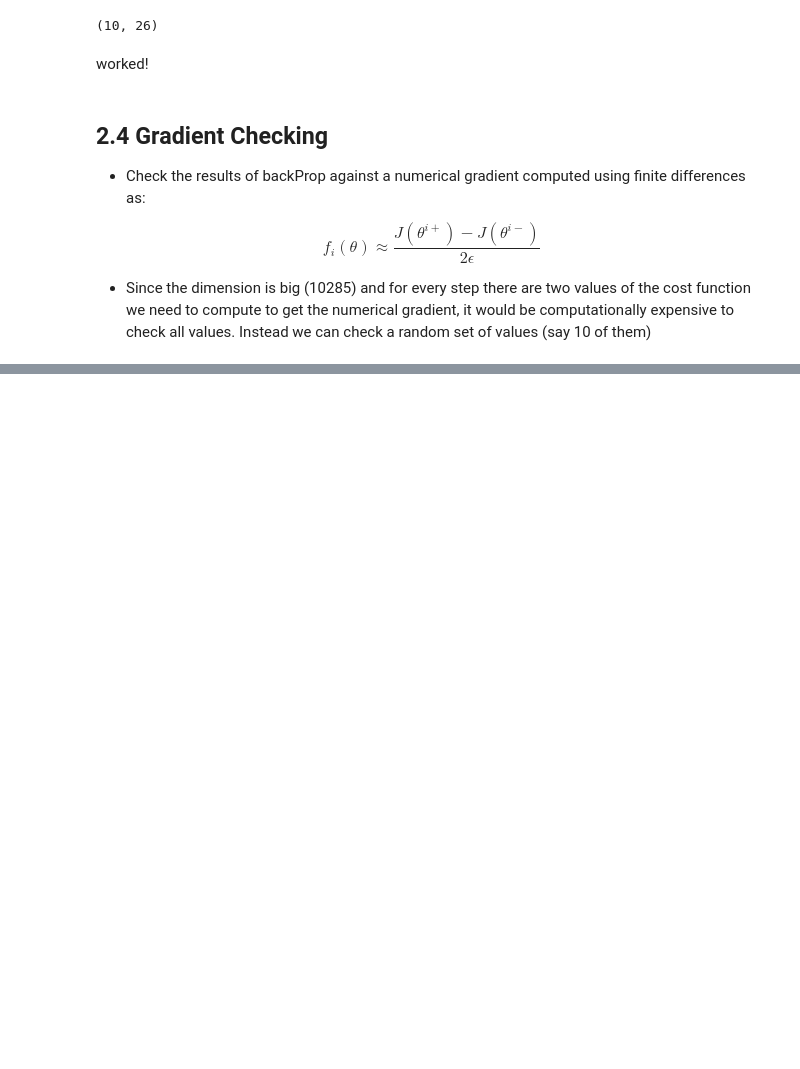
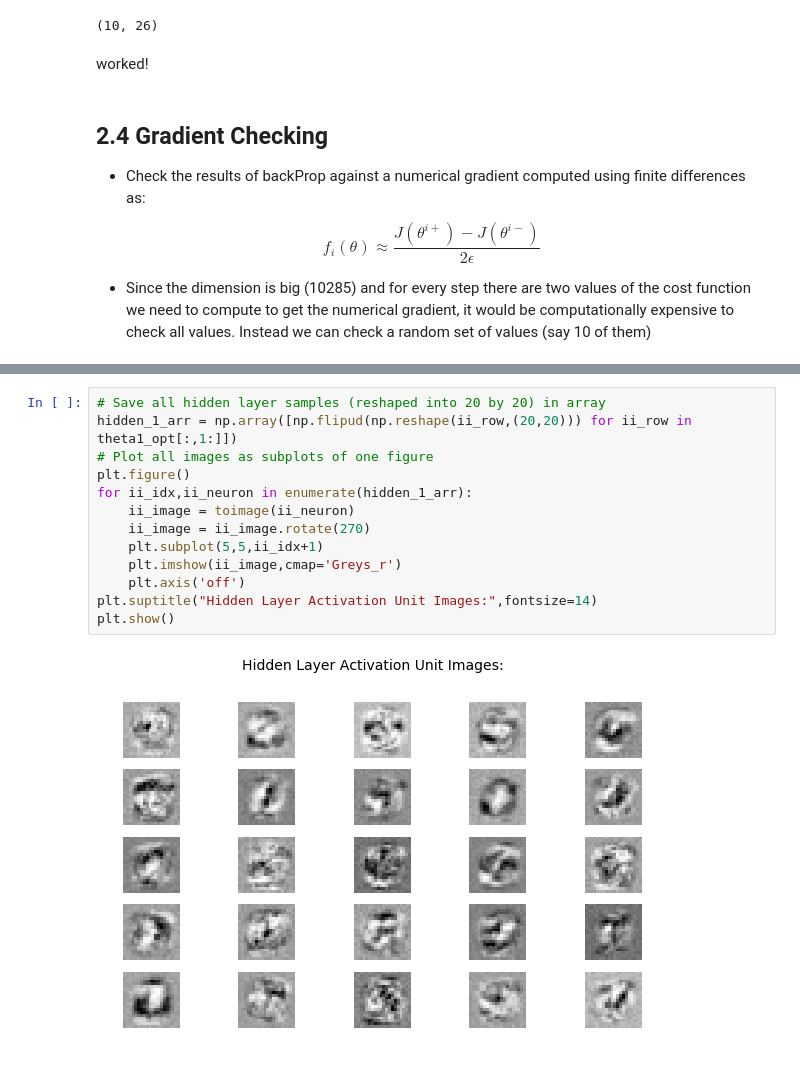
Before and after one commit to les67/MachineLearning_CourseraNg, a Jupyter notebook: ex4/ex4.ipynb, the cells around one changed output, grey strips where cells are left out. Saved outputs shown, nothing was run; the diff lists cells and outputs as text; blank space fills up the shorter version.

```diff
--- a/ex4/ex4.ipynb
+++ b/ex4/ex4.ipynb
@@ -459,0 +609,15 @@ Theta Index: 8923       D: -0.00000     Num Grad: 0.00000
+# %%
+# Save all hidden layer samples (reshaped into 20 by 20) in array
+hidden_1_arr = np.array([np.flipud(np.reshape(ii_row,(20,20))) for ii_row in theta1_opt[:,1:]])
+# Plot all images as subplots of one figure
+plt.figure()
+for ii_idx,ii_neuron in enumerate(hidden_1_arr):
+    ii_image = toimage(ii_neuron)
+    ii_image = ii_image.rotate(270)
+    plt.subplot(5,5,ii_idx+1)
+    plt.imshow(ii_image,cmap='Greys_r')
+    plt.axis('off')
+plt.suptitle("Hidden Layer Activation Unit Images:",fontsize=14)
+plt.show()
+# %% [output]
+[figure, added]
```
Also changed, not shown: parts of 34 cells of this notebook.
